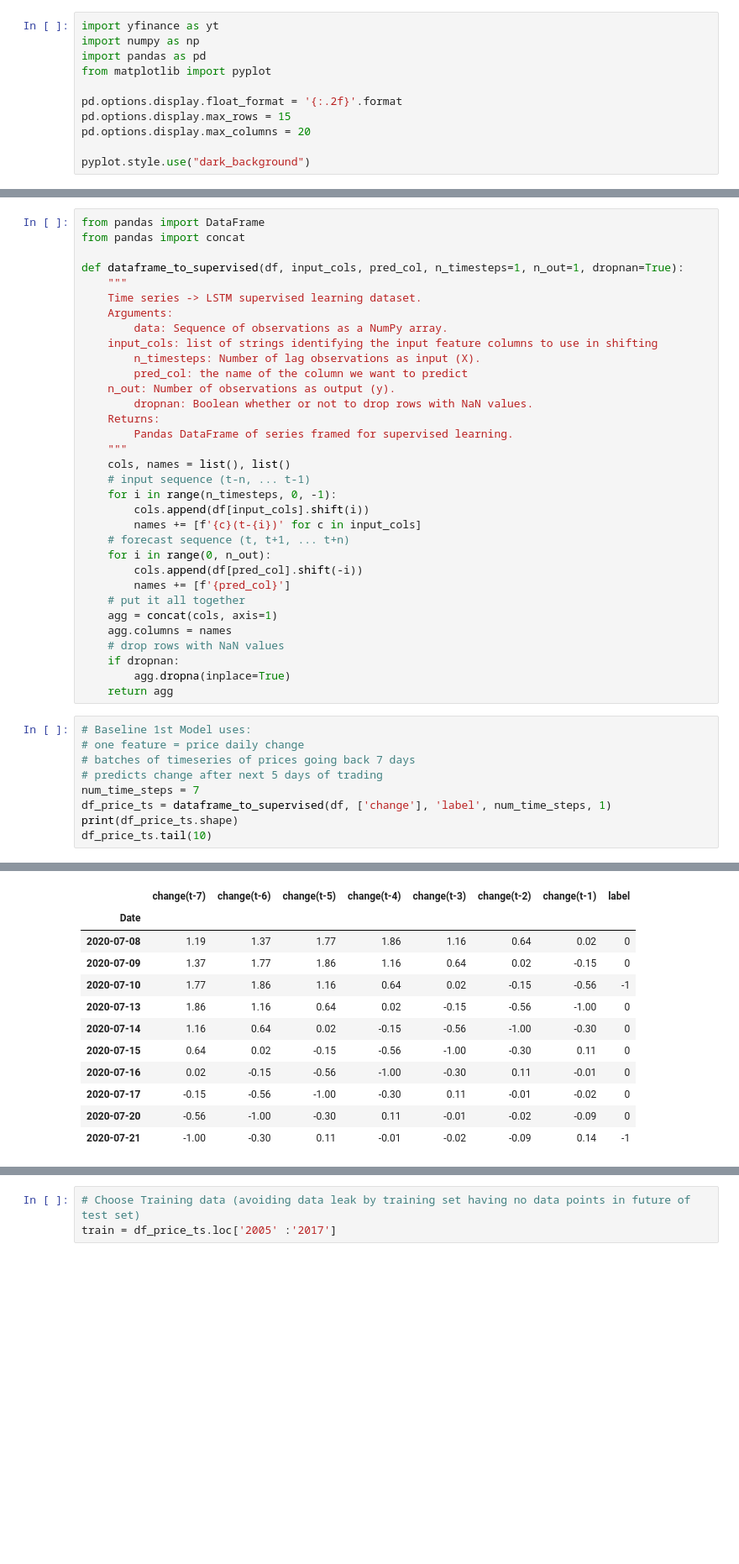
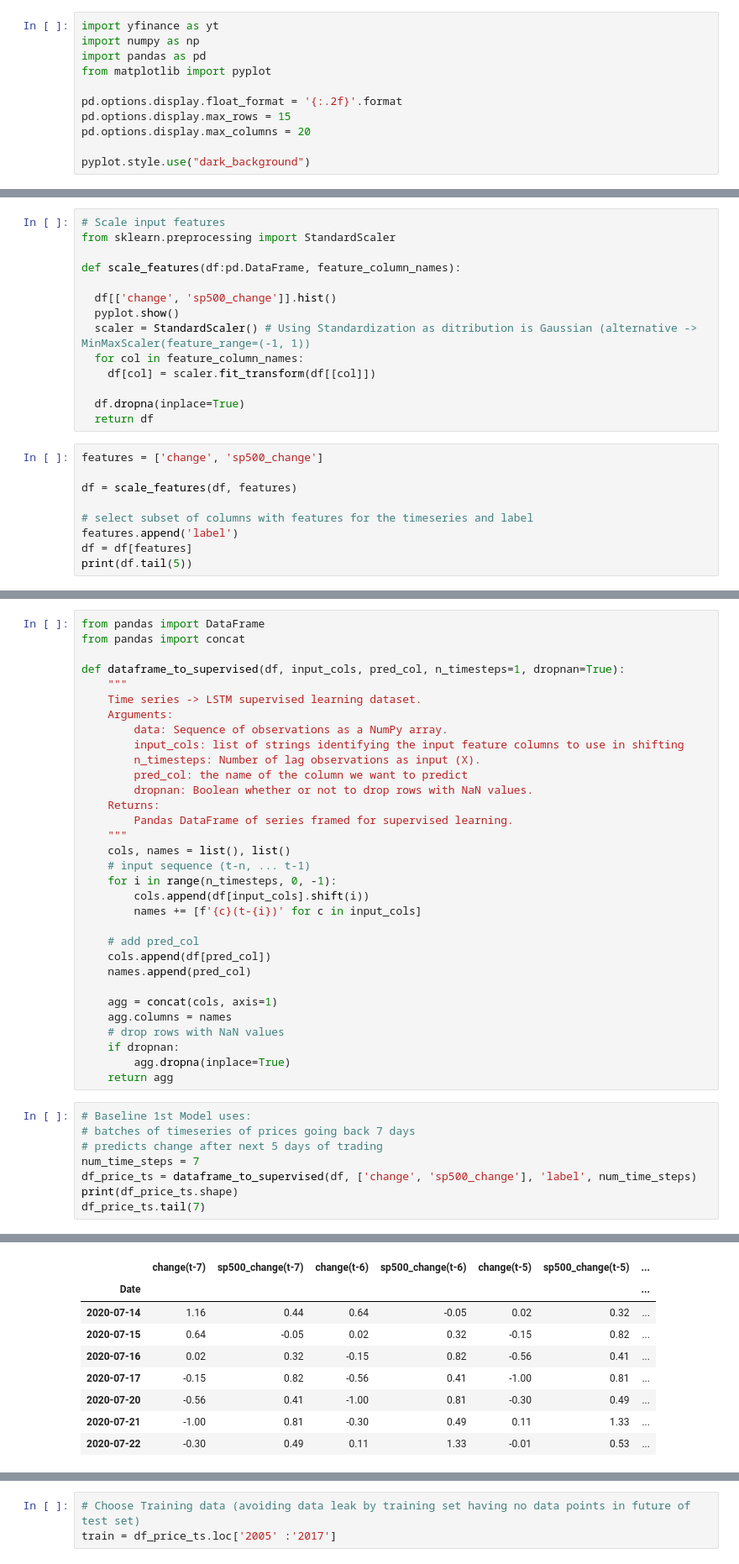
Before and after one commit to simonperrott/stockatron, a Jupyter notebook: stockatron_baseline_model.ipynb, the cells around one changed output, grey strips where cells are left out. Shown at 84% size. Saved outputs shown, nothing was run; the diff lists cells and outputs as text; blank space fills up the shorter version.

```diff
--- a/stockatron_baseline_model.ipynb
+++ b/stockatron_baseline_model.ipynb
@@ -84,0 +93,23 @@ Date
+# %%
+# Scale input features
+from sklearn.preprocessing import StandardScaler
+
+def scale_features(df:pd.DataFrame, feature_column_names):
+
+  df[['change', 'sp500_change']].hist()
+  pyplot.show()
+  scaler = StandardScaler() # Using Standardization as ditribution is Gaussian (alternative -> MinMaxScaler(feature_range=(-1, 1))
+  for col in feature_column_names:
+    df[col] = scaler.fit_transform(df[[col]])
+
+  df.dropna(inplace=True)
+  return df
+# %%
+features = ['change', 'sp500_change']
+
+df = scale_features(df, features)
+
+# select subset of columns with features for the timeseries and label
+features.append('label')
+df = df[features]
+print(df.tail(5))
@@ -86,15 +126,14 @@ Date
 from pandas import DataFrame
 from pandas import concat
 
-def dataframe_to_supervised(df, input_cols, pred_col, n_timesteps=1, n_out=1, dropnan=True):
+def dataframe_to_supervised(df, input_cols, pred_col, n_timesteps=1, dropnan=True):
 	"""
 	Time series -> LSTM supervised learning dataset.
 	Arguments:
 		data: Sequence of observations as a NumPy array.
-    input_cols: list of strings identifying the input feature columns to use in shifting
+		input_cols: list of strings identifying the input feature columns to use in shifting
 		n_timesteps: Number of lag observations as input (X).
 		pred_col: the name of the column we want to predict
-    n_out: Number of observations as output (y).
 		dropnan: Boolean whether or not to drop rows with NaN values.
 	Returns:
 		Pandas DataFrame of series framed for supervised learning.
@@ -104,11 +143,11 @@ def dataframe_to_supervised(df, input_cols, pred_col, n_timesteps=1, n_out=1, dr
 	for i in range(n_timesteps, 0, -1):
 		cols.append(df[input_cols].shift(i))
 		names += [f'{c}(t-{i})' for c in input_cols]
-	# forecast sequence (t, t+1, ... t+n)
-	for i in range(0, n_out):
-		cols.append(df[pred_col].shift(-i))
-		names += [f'{pred_col}']
-	# put it all together
+
+	# add pred_col
+	cols.append(df[pred_col])
+	names.append(pred_col)
+
 	agg = concat(cols, axis=1)
 	agg.columns = names
 	# drop rows with NaN values
@@ -117,11 +156,10 @@ def dataframe_to_supervised(df, input_cols, pred_col, n_timesteps=1, n_out=1, dr
 	return agg
 # %%
 # Baseline 1st Model uses:
-# one feature = price daily change
 # batches of timeseries of prices going back 7 days
 # predicts change after next 5 days of trading
 num_time_steps = 7
-df_price_ts = dataframe_to_supervised(df, ['change'], 'label', num_time_steps, 1)
+df_price_ts = dataframe_to_supervised(df, ['change', 'sp500_change'], 'label', num_time_steps)
 print(df_price_ts.shape)
-df_price_ts.tail(10)
+df_price_ts.tail(7)
 # %% [output]
@@ -129,13 +167,10 @@ df_price_ts.tail(10)
-|  | change(t-7) | change(t-6) | change(t-5) | change(t-4) | change(t-3) | change(t-2) | change(t-1) | label |
-| Date |  |  |  |  |  |  |  |  |
-| 2020-07-08 | 1.19 | 1.37 | 1.77 | 1.86 | 1.16 | 0.64 | 0.02 | 0 |
-| 2020-07-09 | 1.37 | 1.77 | 1.86 | 1.16 | 0.64 | 0.02 | -0.15 | 0 |
-| 2020-07-10 | 1.77 | 1.86 | 1.16 | 0.64 | 0.02 | -0.15 | -0.56 | -1 |
-| 2020-07-13 | 1.86 | 1.16 | 0.64 | 0.02 | -0.15 | -0.56 | -1.00 | 0 |
-| 2020-07-14 | 1.16 | 0.64 | 0.02 | -0.15 | -0.56 | -1.00 | -0.30 | 0 |
-| 2020-07-15 | 0.64 | 0.02 | -0.15 | -0.56 | -1.00 | -0.30 | 0.11 | 0 |
-| 2020-07-16 | 0.02 | -0.15 | -0.56 | -1.00 | -0.30 | 0.11 | -0.01 | 0 |
-| 2020-07-17 | -0.15 | -0.56 | -1.00 | -0.30 | 0.11 | -0.01 | -0.02 | 0 |
-| 2020-07-20 | -0.56 | -1.00 | -0.30 | 0.11 | -0.01 | -0.02 | -0.09 | 0 |
-| 2020-07-21 | -1.00 | -0.30 | 0.11 | -0.01 | -0.02 | -0.09 | 0.14 | -1 |
+|  | change(t-7) | sp500_change(t-7) | change(t-6) | sp500_change(t-6) | change(t-5) | sp500_change(t-5) | ... |
+| Date |  |  |  |  |  |  | ... |
+| 2020-07-14 | 1.16 | 0.44 | 0.64 | -0.05 | 0.02 | 0.32 | ... |
+| 2020-07-15 | 0.64 | -0.05 | 0.02 | 0.32 | -0.15 | 0.82 | ... |
+| 2020-07-16 | 0.02 | 0.32 | -0.15 | 0.82 | -0.56 | 0.41 | ... |
+| 2020-07-17 | -0.15 | 0.82 | -0.56 | 0.41 | -1.00 | 0.81 | ... |
+| 2020-07-20 | -0.56 | 0.41 | -1.00 | 0.81 | -0.30 | 0.49 | ... |
+| 2020-07-21 | -1.00 | 0.81 | -0.30 | 0.49 | 0.11 | 1.33 | ... |
+| 2020-07-22 | -0.30 | 0.49 | 0.11 | 1.33 | -0.01 | 0.53 | ... |
 # %%
```
Also changed, not shown: parts of 18 cells of this notebook.
